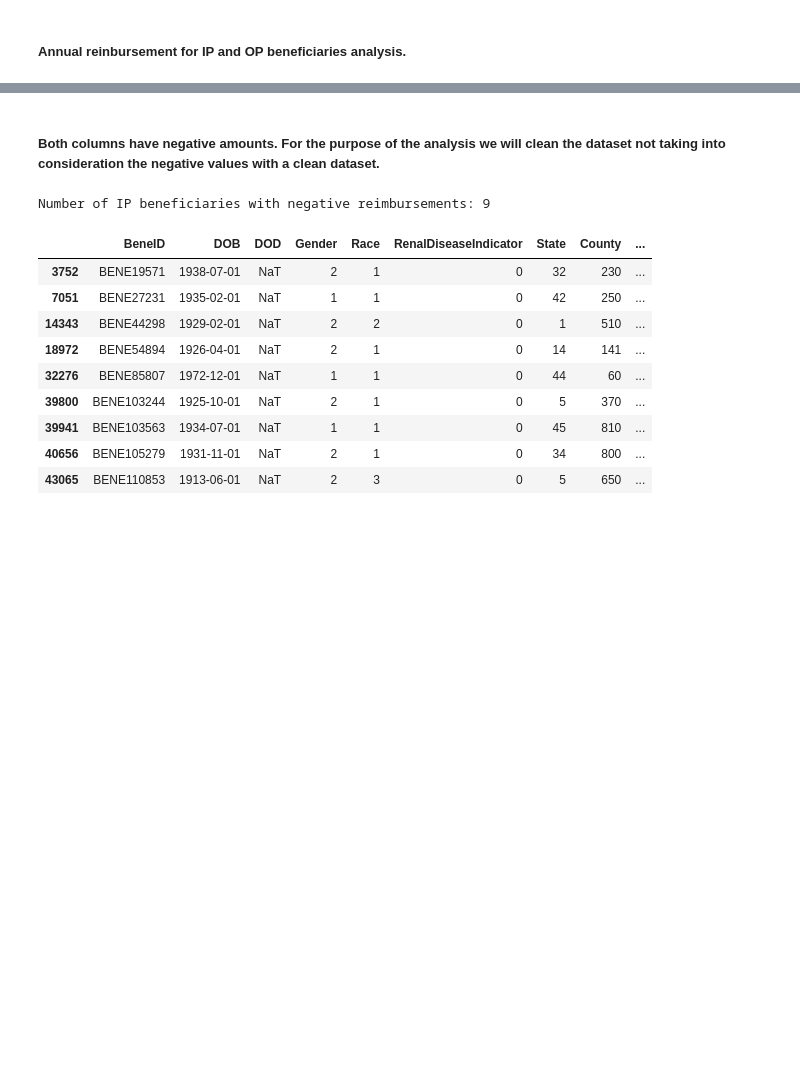
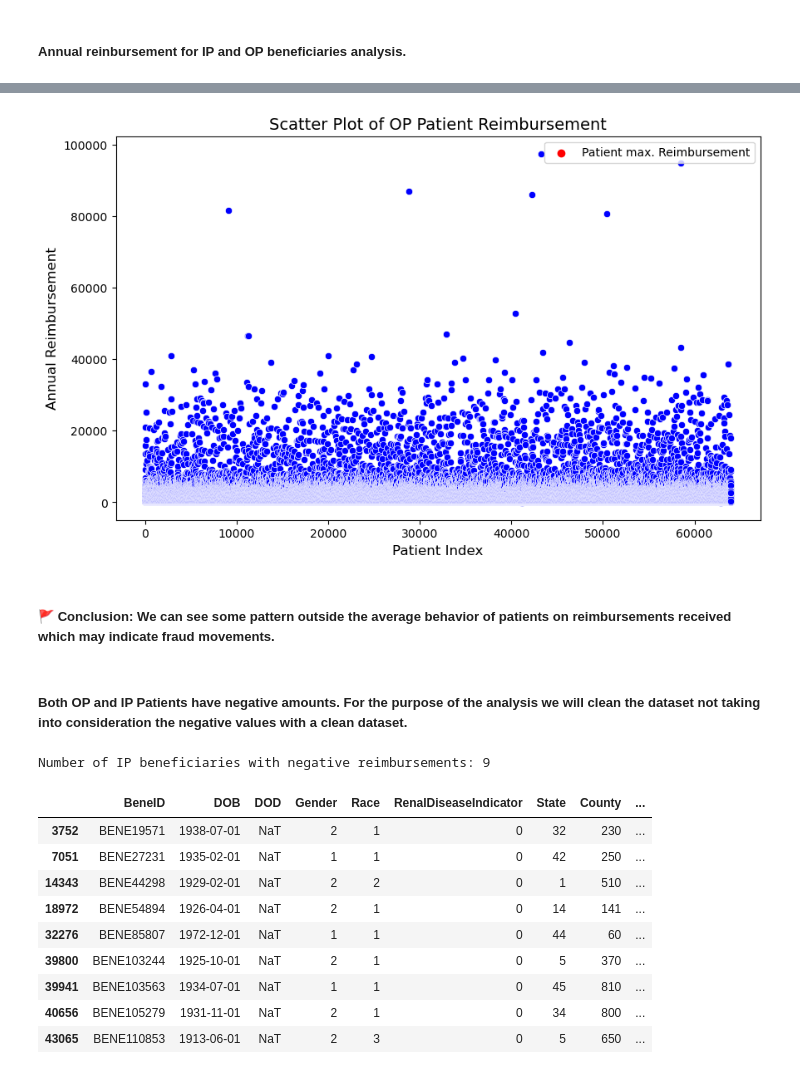
Before and after one commit to CesarChaparro1974/Healthcare-provider-fraud-detection, a Jupyter notebook: notebook.ipynb, the cells around one changed output, grey strips where cells are left out. Drawn from its saved outputs; the diff is of its cells as text; code cells hidden in the pictures; blank space fills up the shorter version.

```diff
--- a/notebook.ipynb
+++ b/notebook.ipynb
@@ -609,5 +651,28 @@ OP_reimbursements_by_beneficiary.describe()
+# %%
+# create the scatter plot
+plt.figure(figsize=(10, 6))
+sns.scatterplot(x=test_beneficiary.index, y=test_beneficiary['OPAnnualReimbursementAmt'], color='blue')
+
+# highlight the patient who died at the age of 37
+patient_155600 = test_beneficiary[test_beneficiary['OPAnnualReimbursementAmt'] == 155600]
+plt.scatter(patient_155600.index, patient_155600['OPAnnualReimbursementAmt'], color='red', label='Patient max. Reimbursement')
+
+# title and labels
+plt.title('Scatter Plot of OP Patient Reimbursement', fontsize=14)
+plt.xlabel('Patient Index', fontsize=12)
+plt.ylabel('Annual Reimbursement', fontsize=12)
+
+# show the legend
+plt.legend()
+
+# display the plot
+plt.show()
+# %% [output]
+[figure, added]
+# %% [markdown]
+##### 🚩 Conclusion: We can see some pattern outside the average behavior of patients on reimbursements received which may indicate fraud movements.
 # %% [markdown]
-##### Both columns have negative amounts. For the purpose of the analysis we will clean the dataset not taking into consideration the negative values with a clean dataset.
+##### Both OP and IP Patients have negative amounts. For the purpose of the analysis we will clean the dataset not taking into consideration the negative values with a clean dataset.
 # %%
 # filter IP beneficiaries with negative reimbursement amounts
 IP_negative_reimbursements = test_beneficiary[test_beneficiary['IPAnnualReimbursementAmt'] < 0]
```
Also changed, not shown: parts of 34 cells of this notebook.
